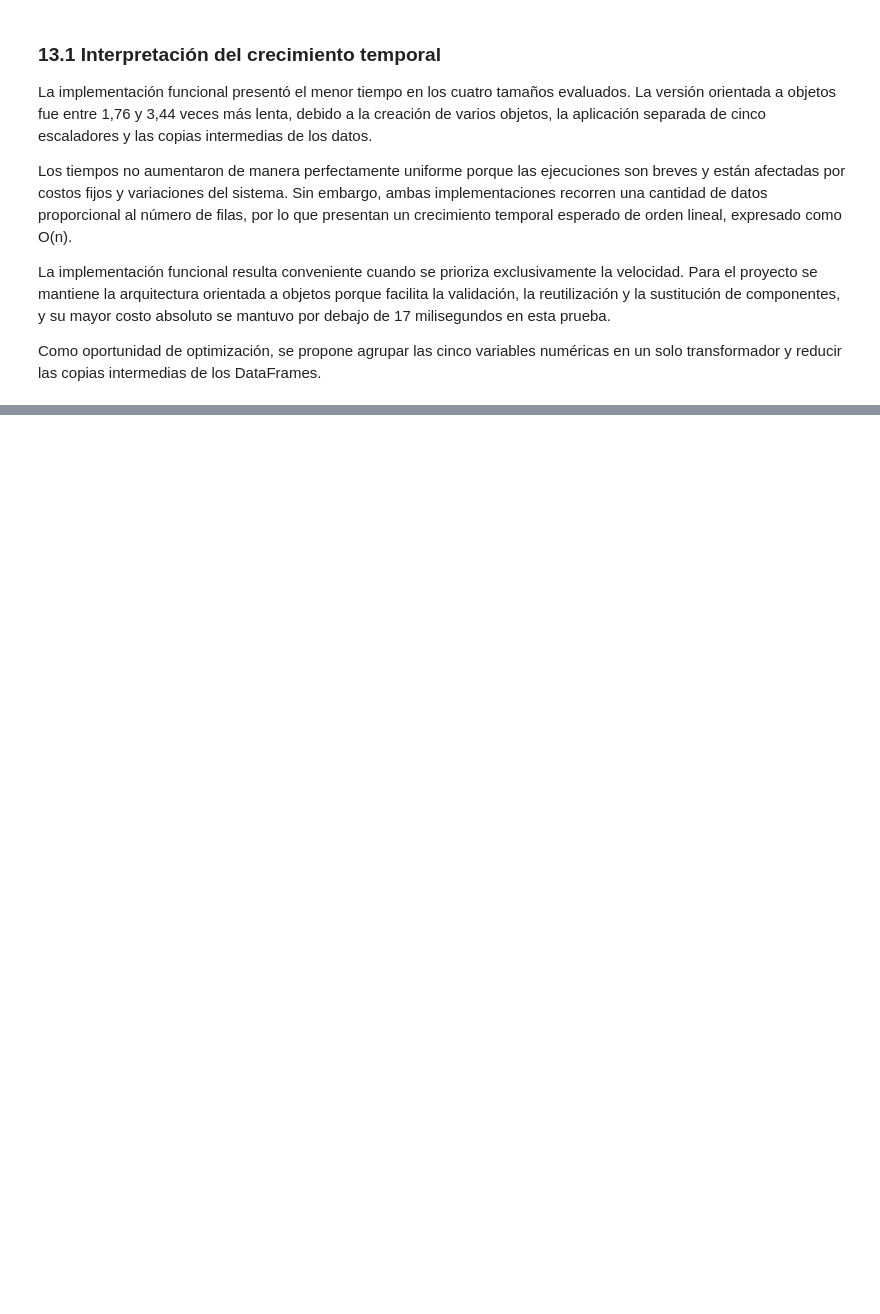
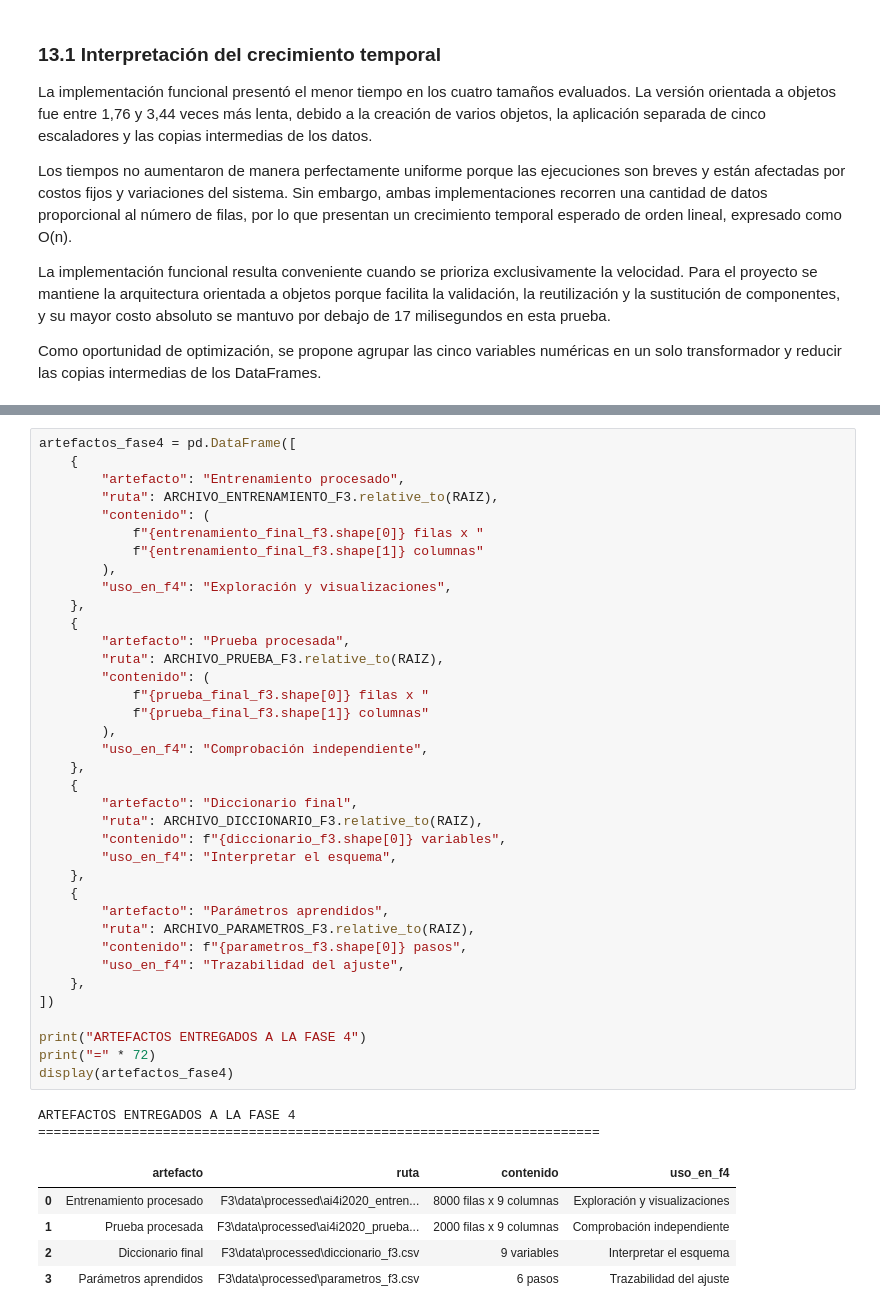
Before and after one commit to alexander-seor/proyecto-grupo9-mcdi500, a Jupyter notebook: F3/S2_F3_NucleoAlgoritmico_Eficiencia_POO.ipynb, the cells around one changed output, grey strips where cells are left out. Saved outputs shown, nothing was run; the diff lists cells and outputs as text; blank space fills up the shorter version.

Commit message:
completa y documenta la fase 3

```diff
--- a/F3/S2_F3_NucleoAlgoritmico_Eficiencia_POO.ipynb
+++ b/F3/S2_F3_NucleoAlgoritmico_Eficiencia_POO.ipynb
@@ -1514,0 +2017,45 @@ Como oportunidad de optimización, se propone agrupar las cinco variables numér
+# %%
+artefactos_fase4 = pd.DataFrame([
+    {
+        "artefacto": "Entrenamiento procesado",
+        "ruta": ARCHIVO_ENTRENAMIENTO_F3.relative_to(RAIZ),
+        "contenido": (
+            f"{entrenamiento_final_f3.shape[0]} filas x "
+            f"{entrenamiento_final_f3.shape[1]} columnas"
+        ),
+        "uso_en_f4": "Exploración y visualizaciones",
+    },
+    {
+        "artefacto": "Prueba procesada",
+        "ruta": ARCHIVO_PRUEBA_F3.relative_to(RAIZ),
+        "contenido": (
+            f"{prueba_final_f3.shape[0]} filas x "
+            f"{prueba_final_f3.shape[1]} columnas"
+        ),
+        "uso_en_f4": "Comprobación independiente",
+    },
+    {
+        "artefacto": "Diccionario final",
+        "ruta": ARCHIVO_DICCIONARIO_F3.relative_to(RAIZ),
+        "contenido": f"{diccionario_f3.shape[0]} variables",
+        "uso_en_f4": "Interpretar el esquema",
+    },
+    {
+        "artefacto": "Parámetros aprendidos",
+        "ruta": ARCHIVO_PARAMETROS_F3.relative_to(RAIZ),
+        "contenido": f"{parametros_f3.shape[0]} pasos",
+        "uso_en_f4": "Trazabilidad del ajuste",
+    },
+])
+
+print("ARTEFACTOS ENTREGADOS A LA FASE 4")
+print("=" * 72)
+display(artefactos_fase4)
+# %% [output]
+ARTEFACTOS ENTREGADOS A LA FASE 4
+========================================================================
+|  | artefacto | ruta | contenido | uso_en_f4 |
+| 0 | Entrenamiento procesado | F3\data\processed\ai4i2020_entren... | 8000 filas x 9 columnas | Exploración y visualizaciones |
+| 1 | Prueba procesada | F3\data\processed\ai4i2020_prueba... | 2000 filas x 9 columnas | Comprobación independiente |
+| 2 | Diccionario final | F3\data\processed\diccionario_f3.csv | 9 variables | Interpretar el esquema |
+| 3 | Parámetros aprendidos | F3\data\processed\parametros_f3.csv | 6 pasos | Trazabilidad del ajuste |
```
Also changed, not shown: parts of 31 cells of this notebook, 14 other files.
